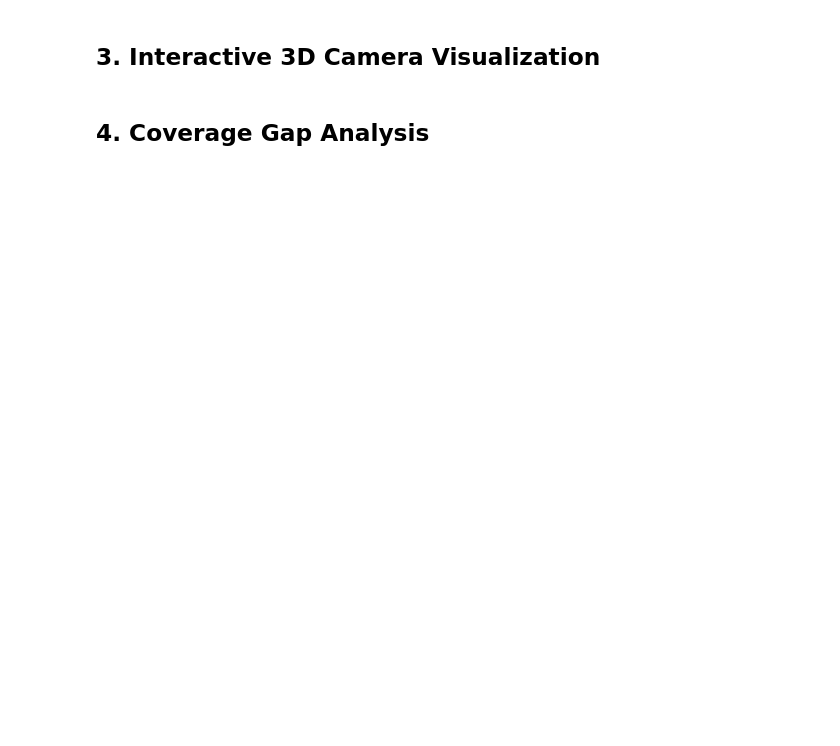
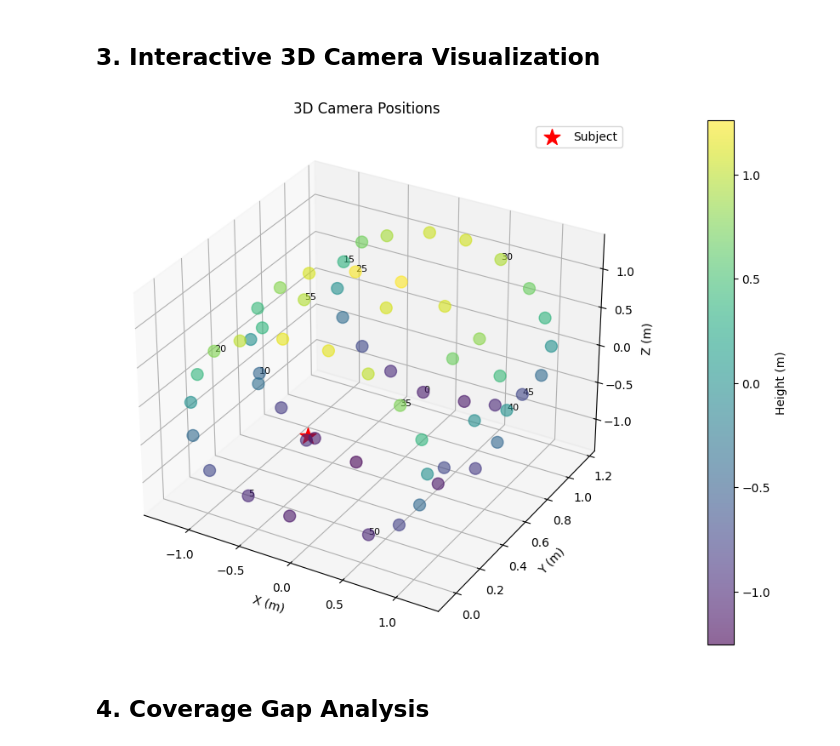
Before and after one commit to ZhuoyuanJiang/RenderMe360_extraction, a Jupyter notebook: download_all/visualizations/camera_analysis/camera_analysis.ipynb, the cells around one changed output. Drawn from its saved outputs; the diff is of its cells as text; code cells hidden in the pictures; blank space fills up the shorter version.

```diff
--- a/download_all/visualizations/camera_analysis/camera_analysis.ipynb
+++ b/download_all/visualizations/camera_analysis/camera_analysis.ipynb
@@ -68,36 +105,40 @@ display(metrics_df.head(10))
 # %% [markdown]
 ## 3. Interactive 3D Camera Visualization
 # %%
-%matplotlib widget
+# Use inline plotting instead of widget
+%matplotlib inline
 
-# Create interactive 3D plot
+# Create 3D plot
 fig = plt.figure(figsize=(12, 8))
 ax = fig.add_subplot(111, projection='3d')
 
 # Get positions
 positions = np.array([metrics[cam_id]['position'] for cam_id in sorted(metrics.keys())])
 cam_ids = sorted(metrics.keys())
 
 # Plot cameras
 scatter = ax.scatter(positions[:, 0], positions[:, 1], positions[:, 2],
                     c=positions[:, 2], cmap='viridis', s=100, alpha=0.6)
 
-# Add labels
-for i, cam_id in enumerate(cam_ids):
-    ax.text(positions[i, 0], positions[i, 1], positions[i, 2],
+# Add labels for a subset of cameras to avoid clutter
+for i, cam_id in enumerate(cam_ids[::5]):  # Show every 5th camera label
+    idx = cam_ids.index(cam_id)
+    ax.text(positions[idx, 0], positions[idx, 1], positions[idx, 2],
             str(cam_id), fontsize=8)
 
 # Add subject at origin
 ax.scatter([0], [0], [0], color='red', s=200, marker='*', label='Subject')
 
 ax.set_xlabel('X (m)')
 ax.set_ylabel('Y (m)')
 ax.set_zlabel('Z (m)')
-ax.set_title('Interactive 3D Camera Positions')
+ax.set_title('3D Camera Positions')
 ax.legend()
 
 plt.colorbar(scatter, ax=ax, label='Height (m)', pad=0.1)
 plt.show()
+# %% [output]
+[figure, added]
 # %% [markdown]
 ## 4. Coverage Gap Analysis
 # %%
```
Also changed, not shown: parts of 9 cells of this notebook, 12 other files.
